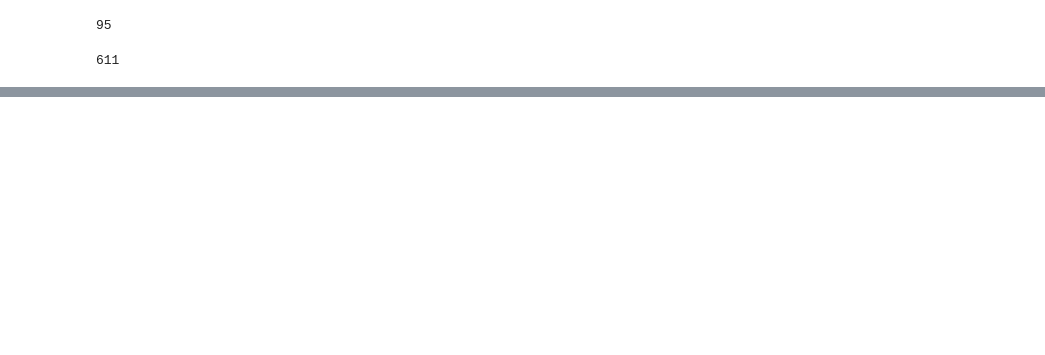
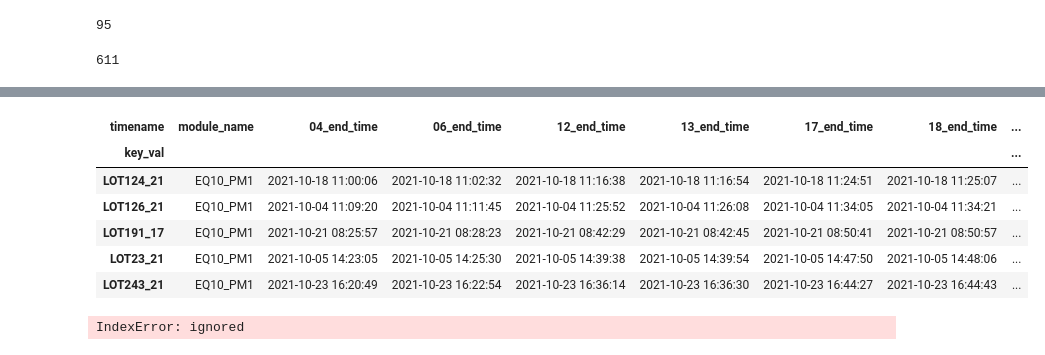
Before and after one commit to jinwook-kim0/dt-training, a Jupyter notebook: 탐색전.ipynb, the cells around one changed output, grey strips where cells are left out. Drawn from its saved outputs; the diff is of its cells as text; code cells hidden in the pictures; blank space fills up the shorter version.

```diff
--- a/탐색전.ipynb
+++ b/탐색전.ipynb
@@ -104,0 +63,6 @@ Name: end_time, dtype: datetime64[ns]
+# %%
+tt = tdf.copy()
+# %%
+tt['timename'] = tt.apply(lambda x: f"{x['step_id']}_end_time", axis=1)
+# %%
+ttpv = tt.pivot_table(index=['module_name', 'key_val'], columns=['timename'], values='end_time', aggfunc=lambda x: max(x.unique()))
@@ -104,0 +71,2 @@ Name: end_time, dtype: datetime64[ns]
+# %%
+ttpv = ttpv.reset_index().set_index('key_val')
@@ -104,0 +84,10 @@ Name: end_time, dtype: datetime64[ns]
+# %%
+ttpv.head(5)
+# %% [output]
+| timename | module_name | 04_end_time | 06_end_time | 12_end_time | 13_end_time | 17_end_time | 18_end_time | ... |
+| key_val |  |  |  |  |  |  |  | ... |
+| LOT124_21 | EQ10_PM1 | 2021-10-18 11:00:06 | 2021-10-18 11:02:32 | 2021-10-18 11:16:38 | 2021-10-18 11:16:54 | 2021-10-18 11:24:51 | 2021-10-18 11:25:07 | ... |
+| LOT126_21 | EQ10_PM1 | 2021-10-04 11:09:20 | 2021-10-04 11:11:45 | 2021-10-04 11:25:52 | 2021-10-04 11:26:08 | 2021-10-04 11:34:05 | 2021-10-04 11:34:21 | ... |
+| LOT191_17 | EQ10_PM1 | 2021-10-21 08:25:57 | 2021-10-21 08:28:23 | 2021-10-21 08:42:29 | 2021-10-21 08:42:45 | 2021-10-21 08:50:41 | 2021-10-21 08:50:57 | ... |
+| LOT23_21 | EQ10_PM1 | 2021-10-05 14:23:05 | 2021-10-05 14:25:30 | 2021-10-05 14:39:38 | 2021-10-05 14:39:54 | 2021-10-05 14:47:50 | 2021-10-05 14:48:06 | ... |
+| LOT243_21 | EQ10_PM1 | 2021-10-23 16:20:49 | 2021-10-23 16:22:54 | 2021-10-23 16:36:14 | 2021-10-23 16:36:30 | 2021-10-23 16:44:27 | 2021-10-23 16:44:43 | ... |
@@ -104,0 +100,4 @@ Name: end_time, dtype: datetime64[ns]
+# %%
+df.columns
+# %% [output]
+IndexError: ignored
```
Also changed, not shown: parts of 19 cells of this notebook.
